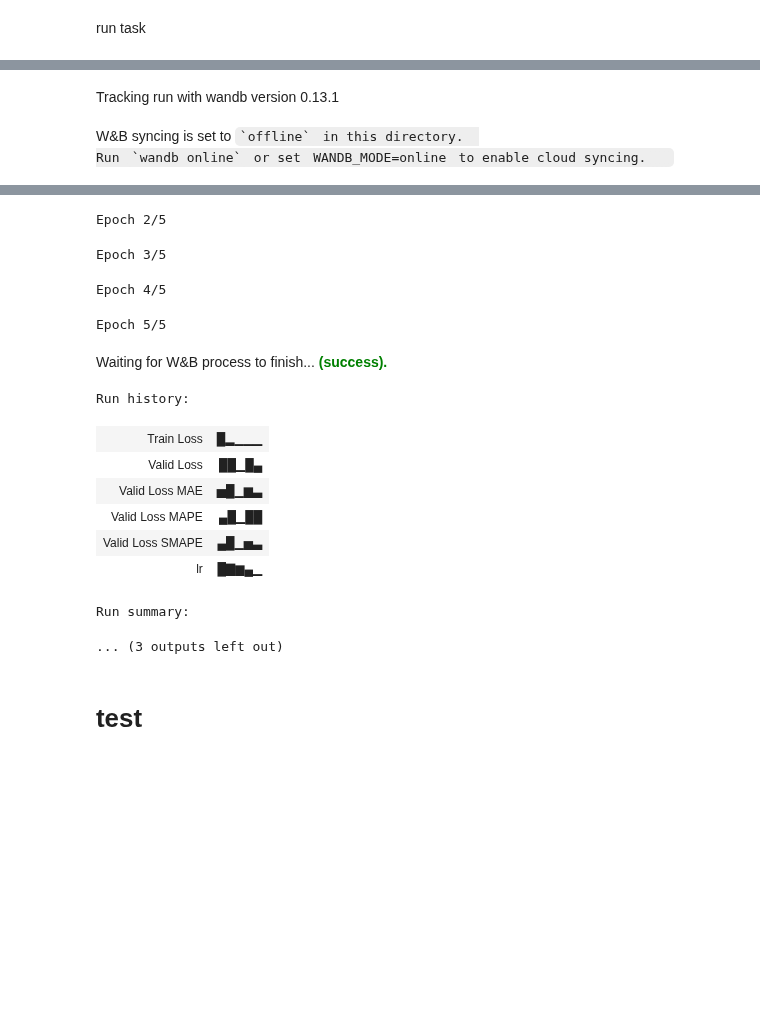
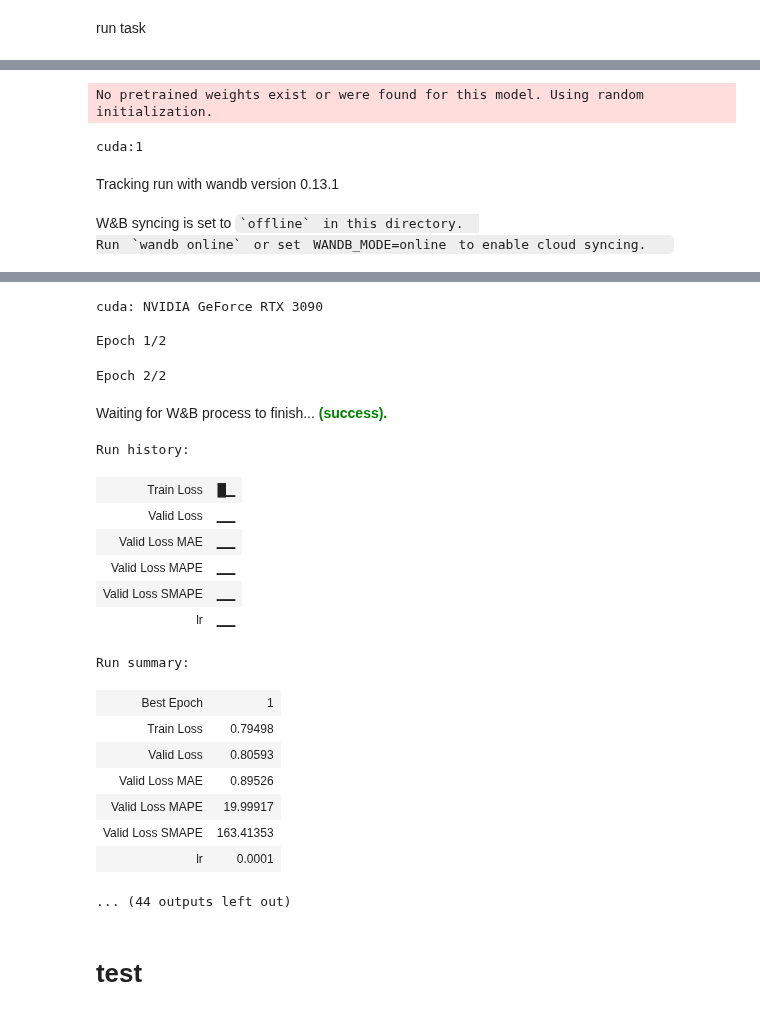
Before and after one commit to caodonghui426/MoE-ViST, a Jupyter notebook: my_vilt_total.ipynb, the cells around one changed output, grey strips where cells are left out. Saved outputs shown, nothing was run; the diff lists cells and outputs as text; code cells hidden in the pictures; blank space fills up the shorter version.

```diff
--- a/my_vilt_total.ipynb
+++ b/my_vilt_total.ipynb
@@ -836,6 +838,12 @@ soybean_task = {
         "wandb_name":"CNNTransformer|大豆|290图像加传感器",
         "sensor_only":False,
     },
+    "SemanticEstimation":{
+        "crop_name":"soybean",
+        "model_name":"SemanticEstimation",
+        "wandb_name":"SemanticEstimation|大豆|290图像加传感器",
+        "sensor_only":False,
+    },
 
 
 
@@ -963,6 +971,12 @@ corn_task = {
         "wandb_name":"CNNTransformer|玉米|290图像加传感器",
         "sensor_only":False,
     },
+    "SemanticEstimation":{
+        "crop_name":"corn",
+        "model_name":"SemanticEstimation",
+        "wandb_name":"SemanticEstimation|玉米|290图像加传感器",
+        "sensor_only":False,
+    },
 
 
 
@@ -1090,6 +1104,12 @@ rice_task = {
         "wandb_name":"CNNTransformer|水稻|290图像加传感器",
         "sensor_only":False,
     },
+    "SemanticEstimation":{
+        "crop_name":"rice",
+        "model_name":"SemanticEstimation",
+        "wandb_name":"SemanticEstimation|水稻|290图像加传感器",
+        "sensor_only":False,
+    },
 
 
 
@@ -1235,6 +1255,12 @@ total_task = {
         "wandb_name":"CompactBilinearPoolingTSP|普适|290图像加传感器",
         "sensor_only":False,
     },
+    "SemanticEstimation":{
+        "crop_name":"total",
+        "model_name":"SemanticEstimation",
+        "wandb_name":"SemanticEstimation|普适|290图像加传感器",
+        "sensor_only":False,
+    },
 
 
 
@@ -1244,14 +1270,21 @@ run task
 # %%
 config.T_max = 7237.5
 config.learning_rate = 0.0001
-# model_name_list = ["DNNF1","DNNF2","RiceFusionMLP","RiceFusionCNN","RiceFusion","RiceTransformer","CNNTransformer"]
-# for model_name in model_name_list:
-#     task = rice_task[model_name]
-#     run(task["crop_name"],task["model_name"],task["wandb_name"],task["sensor_only"])
-task = total_task["CompactBilinearPoolingTSP"]
+
+task = total_task["SemanticEstimation"]
 run(task["crop_name"],task["model_name"],task["wandb_name"],task["sensor_only"])
-task = total_task["CompactBilinearPoolingRMP"]
+
+config.T_max = 3321.875
+task = soybean_task["SemanticEstimation"]
 run(task["crop_name"],task["model_name"],task["wandb_name"],task["sensor_only"])
+
+config.T_max = 1114.063
+task = corn_task["SemanticEstimation"]
+run(task["crop_name"],task["model_name"],task["wandb_name"],task["sensor_only"])
+
+config.T_max = 1562.5
+task = rice_task["SemanticEstimation"]
+run(task["crop_name"],task["model_name"],task["wandb_name"],task["sensor_only"])
 # %% [output]
 fold
 0.0    20
@@ -1266,3 +1298,5 @@ cuda:1
+No pretrained weights exist or were found for this model. Using random initialization.
+cuda:1
 Tracking run with wandb version 0.13.1
 W&B syncing is set to `offline` in this directory.
 Run `wandb online` or set WANDB_MODE=online to enable cloud syncing.
@@ -1272,17 +1303,24 @@ Epoch 1/5
-Epoch 2/5
-Epoch 3/5
+cuda: NVIDIA GeForce RTX 3090
+
+Epoch 1/2
-Epoch 4/5
+Epoch 2/2
+Waiting for W&B process to finish... (success).
-Epoch 5/5
+Run history:
-Waiting for W&B process to finish... (success).
+| Train Loss | █▁ |
+| Valid Loss | ▁▁ |
+| Valid Loss MAE | ▁▁ |
+| Valid Loss MAPE | ▁▁ |
+| Valid Loss SMAPE | ▁▁ |
+| lr | ▁▁ |
-Run history:
+Run summary:
-| Train Loss | █▂▁▁▁ |
-| Valid Loss | ██▁█▄ |
-| Valid Loss MAE | ▅█▁▆▃ |
-| Valid Loss MAPE | ▄█▁██ |
-| Valid Loss SMAPE | ▄█▁▅▃ |
-| lr | █▇▆▄▁ |
+| Best Epoch | 1 |
+| Train Loss | 0.79498 |
+| Valid Loss | 0.80593 |
+| Valid Loss MAE | 0.89526 |
+| Valid Loss MAPE | 19.99917 |
+| Valid Loss SMAPE | 163.41353 |
+| lr | 0.0001 |
-Run summary:
+... (44 outputs left out)
-... (3 outputs left out)
 # %% [markdown]
 #  test
 # %%
```
Also changed, not shown: parts of 5 cells of this notebook.
